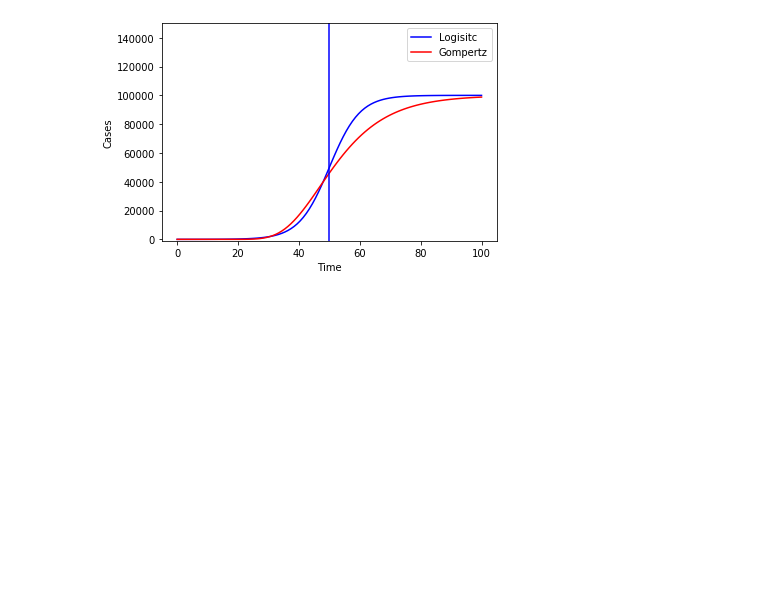
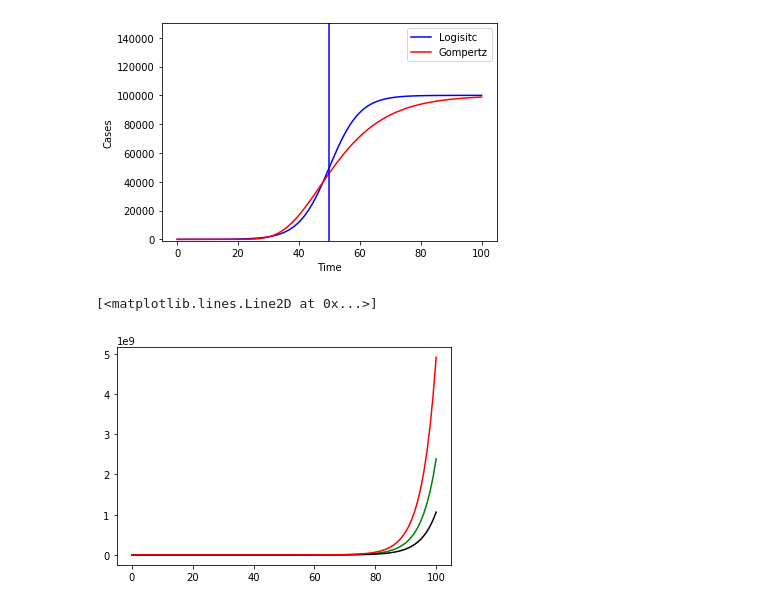
Before and after one commit to sidhant-guliani/covid19_representation_live-data, a Jupyter notebook: COVID19_data.ipynb, the cells around one changed output. Saved outputs shown, nothing was run; the diff lists cells and outputs as text; code cells hidden in the pictures; blank space fills up the shorter version.

```diff
--- a/COVID19_data.ipynb
+++ b/COVID19_data.ipynb
@@ -376,4 +382,11 @@ plt.ylim(-1000,150000)
 # %% [output]
 (-1000, 150000)
 [figure]
+# %%
+plt.plot(tt, expo_model(tt, 0.23), c='g', label='Exponential')
+plt.plot(tt, expo_model(tt, 0.220), c='k', label='Exponential')
+plt.plot(tt, expo_model(tt, 0.239), c='r', label='Exponential')
+# %% [output]
+[<matplotlib.lines.Line2D at 0x...>]
+[figure, added]
 # %%
```
Also changed, not shown: parts of 31 cells of this notebook.
